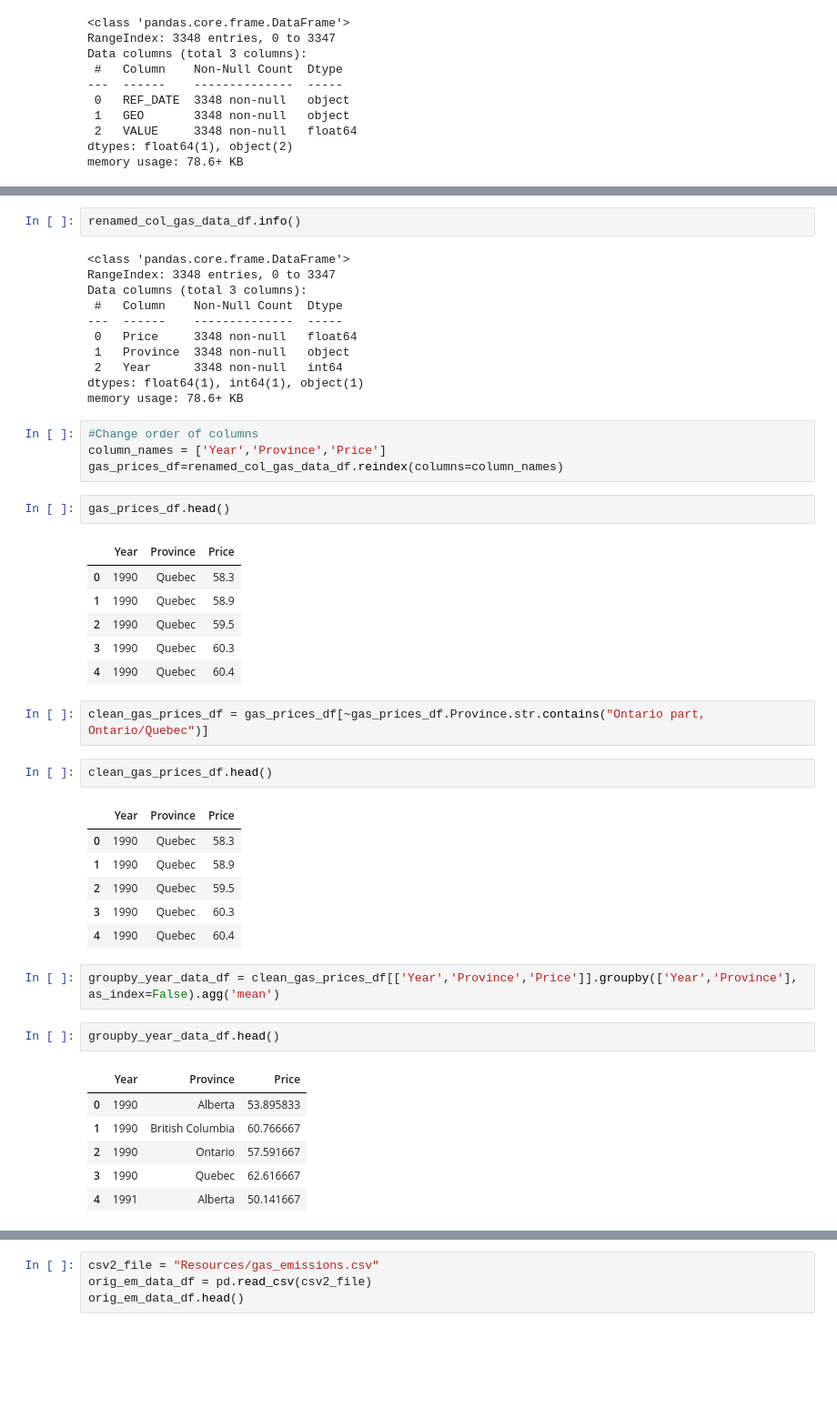
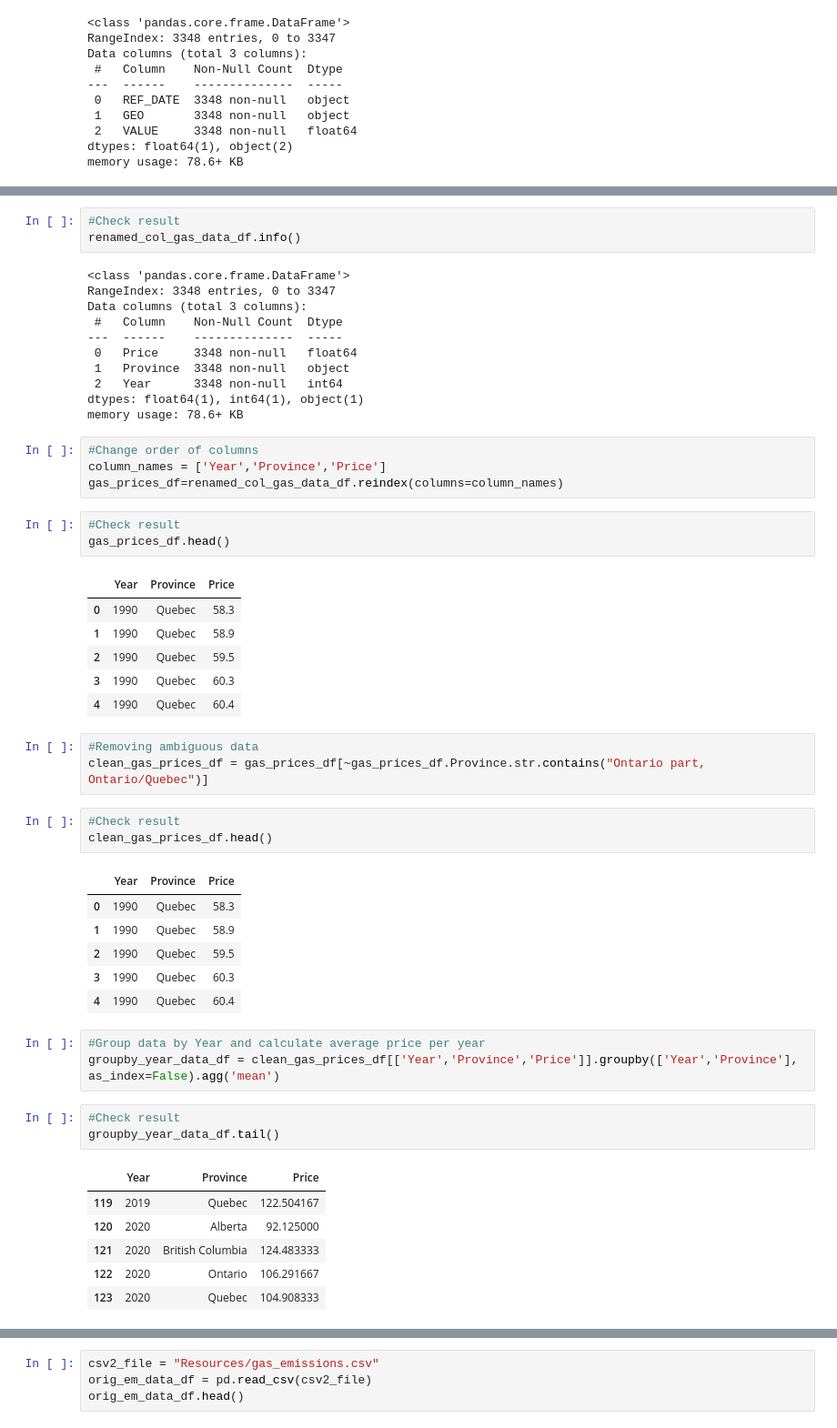
Before and after one commit to SherryKennedy/ETL-CO2_vs_Gas_Prices, a Jupyter notebook: CO2_data.ipynb, the cells around one changed output, grey strips where cells are left out. Shown at 91% size. Cells and saved outputs as stored; diff of their text form; blank space fills up the shorter version.

```diff
--- a/CO2_data.ipynb
+++ b/CO2_data.ipynb
@@ -91,5 +104,6 @@ refined2_gas_data_df.head()
 renamed_col_gas_data_df=refined2_gas_data_df.rename(columns={'VALUE':'Price'})
 # %%
+#Check result
 renamed_col_gas_data_df.info()
 # %% [output]
 <class 'pandas.core.frame.DataFrame'>
@@ -107,6 +121,7 @@ memory usage: 78.6+ KB
 column_names = ['Year','Province','Price']
 gas_prices_df=renamed_col_gas_data_df.reindex(columns=column_names)
 # %%
+#Check result
 gas_prices_df.head()
 # %% [output]
 |  | Year | Province | Price |
@@ -116,8 +131,10 @@ gas_prices_df.head()
 | 3 | 1990 | Quebec | 60.3 |
 | 4 | 1990 | Quebec | 60.4 |
 # %%
+#Removing ambiguous data
 clean_gas_prices_df = gas_prices_df[~gas_prices_df.Province.str.contains("Ontario part, Ontario/Quebec")]
 # %%
+#Check result
 clean_gas_prices_df.head()
 # %% [output]
 |  | Year | Province | Price |
@@ -127,13 +144,15 @@ clean_gas_prices_df.head()
 | 3 | 1990 | Quebec | 60.3 |
 | 4 | 1990 | Quebec | 60.4 |
 # %%
+#Group data by Year and calculate average price per year
 groupby_year_data_df = clean_gas_prices_df[['Year','Province','Price']].groupby(['Year','Province'], as_index=False).agg('mean')
 # %%
-groupby_year_data_df.head()
+#Check result
+groupby_year_data_df.tail()
 # %% [output]
 |  | Year | Province | Price |
-| 0 | 1990 | Alberta | 53.895833 |
-| 1 | 1990 | British Columbia | 60.766667 |
-| 2 | 1990 | Ontario | 57.591667 |
-| 3 | 1990 | Quebec | 62.616667 |
-| 4 | 1991 | Alberta | 50.141667 |
+| 119 | 2019 | Quebec | 122.504167 |
+| 120 | 2020 | Alberta | 92.125000 |
+| 121 | 2020 | British Columbia | 124.483333 |
+| 122 | 2020 | Ontario | 106.291667 |
+| 123 | 2020 | Quebec | 104.908333 |
```
Also changed, not shown: parts of 27 cells of this notebook, 2 other files.
